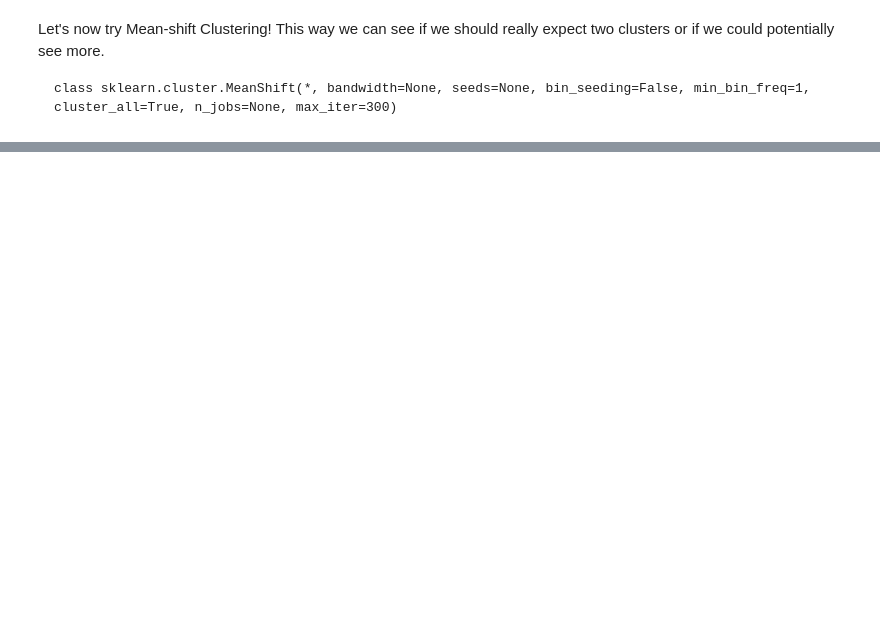
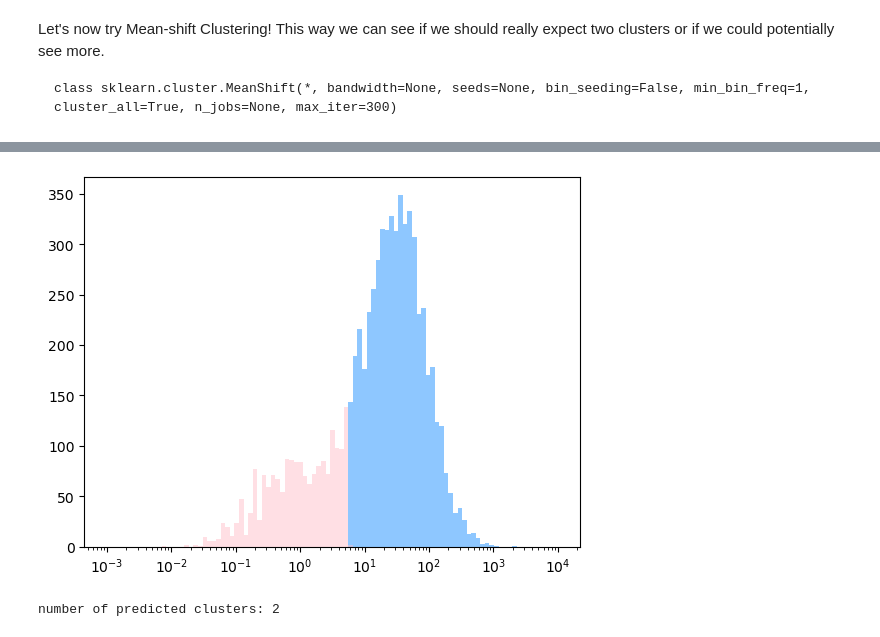
Before and after one commit to lisam10/astrostatistics_bicocca_2024, a Jupyter notebook: working/W14.ipynb, the cells around one changed output, grey strips where cells are left out. Cells and saved outputs as stored; diff of their text form; code cells hidden in the pictures; blank space fills up the shorter version.

```diff
--- a/working/W14.ipynb
+++ b/working/W14.ipynb
@@ -134,0 +155,21 @@ from sklearn.cluster import MeanShift
+# %%
+y_mshift = mshift.labels_
+c1_mshift =[]
+c2_mshift =[]
+for i in range(len(T90_best)):
+    if (y_mshift[i] == 0): c1_mshift.append(T90_best[i])
+    else: c2_mshift.append(T90_best[i])
+
+c1_mshift = np.array(c1_mshift)
+c2_mshift = np.array(c2_mshift)
+# %%
+plt.hist(c1_mshift, np.logspace(-3, 4, 100), color = 'dodgerblue', alpha = 0.5)
+plt.hist(c2_mshift, np.logspace(-3, 4, 100), color = 'pink', alpha = 0.5)
+plt.semilogx()
+plt.show()
+# %% [output]
+[figure, added]
+# %%
+print('number of predicted clusters:', len(np.unique(y_mshift)))
+# %% [output]
+number of predicted clusters: 2
```
Also changed, not shown: parts of 17 cells of this notebook, 2 other files.
